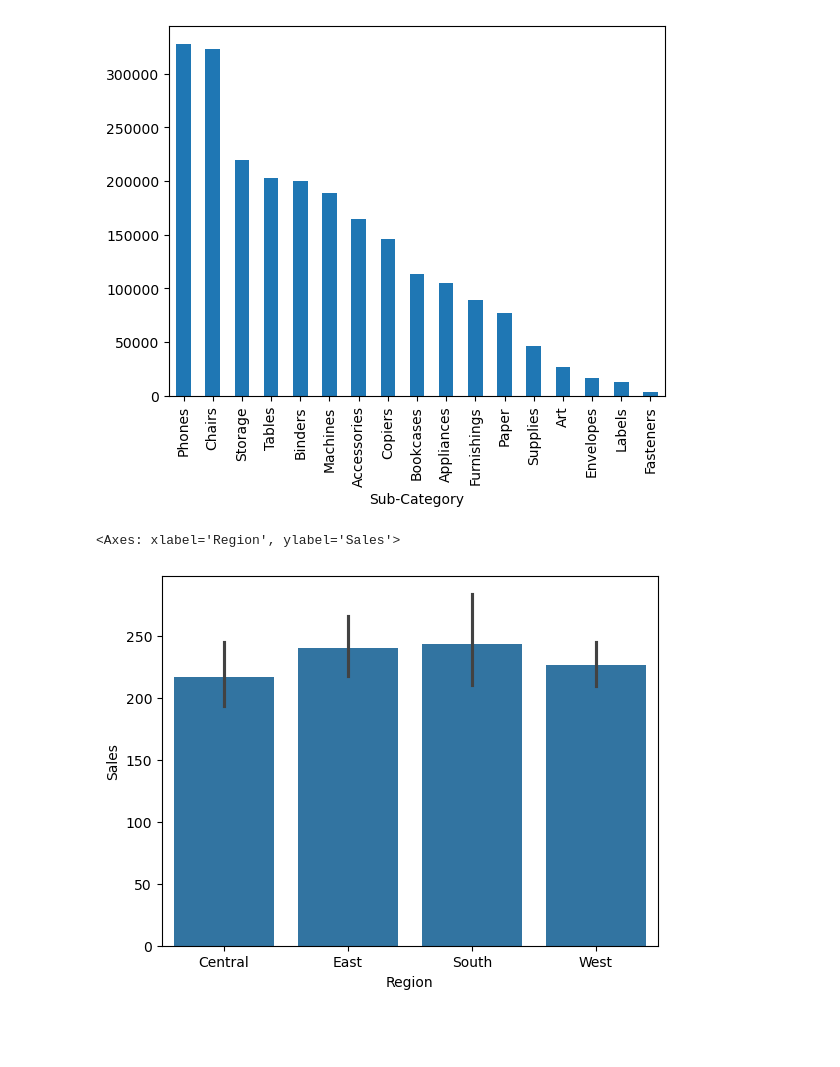
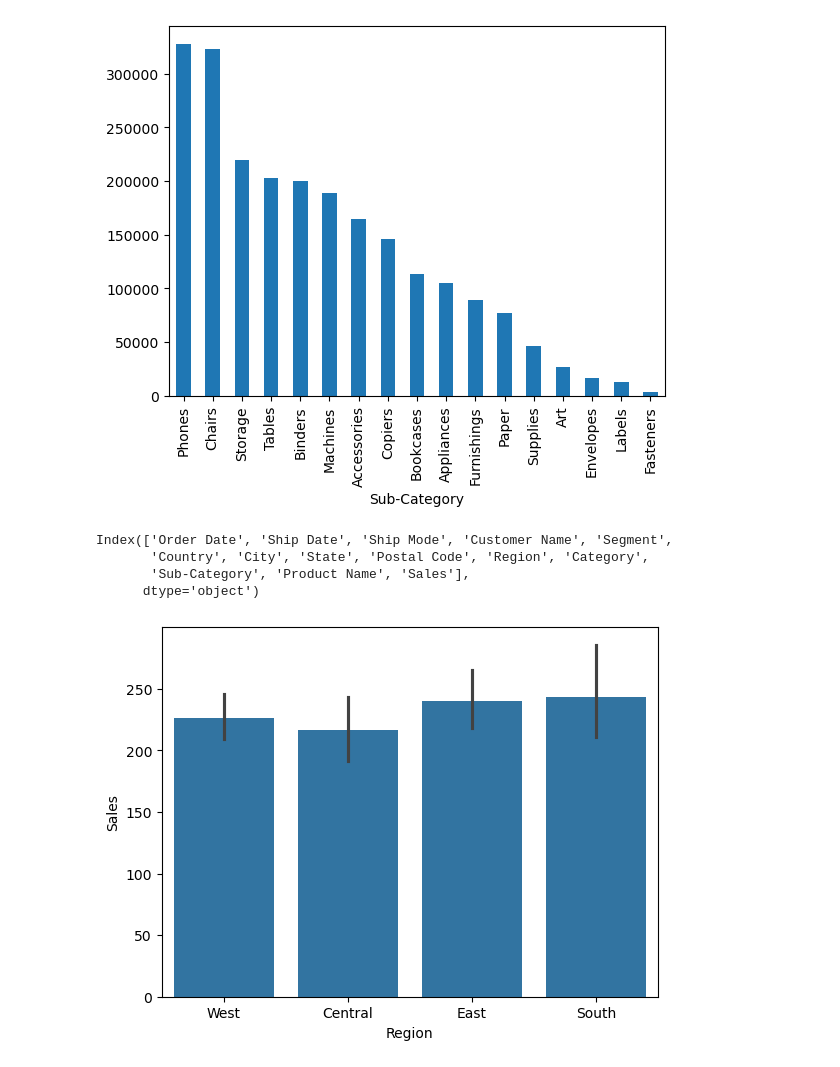
Before and after one commit to software-dogukan/Superstore_ML, a Jupyter notebook: data analysis.ipynb, the cells around one changed output. Cells and saved outputs as stored; diff of their text form; code cells hidden in the pictures; blank space fills up the shorter version.

```diff
--- a/data analysis.ipynb
+++ b/data analysis.ipynb
@@ -139,5 +131,5 @@ data.groupby('Segment')['Sales'].sum().plot(kind='pie', autopct='%1.1f%%')
 [figure]
 # %%
 data=data.sort_values("Order Date")
-data.set_index("Order Date",inplace=True)
+#data.set_index("Order Date",inplace=True)
 # %%
@@ -168,6 +157,11 @@ data.groupby(['Sub-Category'])['Sales'].sum().sort_values(ascending=False).plot(
 [figure]
 # %%
 sbn.barplot(x='Region', y='Sales', data=data)
+data=pd.DataFrame(data)
+data.columns
 # %% [output]
-<Axes: xlabel='Region', ylabel='Sales'>
+Index(['Order Date', 'Ship Date', 'Ship Mode', 'Customer Name', 'Segment',
+       'Country', 'City', 'State', 'Postal Code', 'Region', 'Category',
+       'Sub-Category', 'Product Name', 'Sales'],
+      dtype='object')
-[figure, old version]
+[figure, new version]
```
Also changed, not shown: parts of 7 cells of this notebook.
